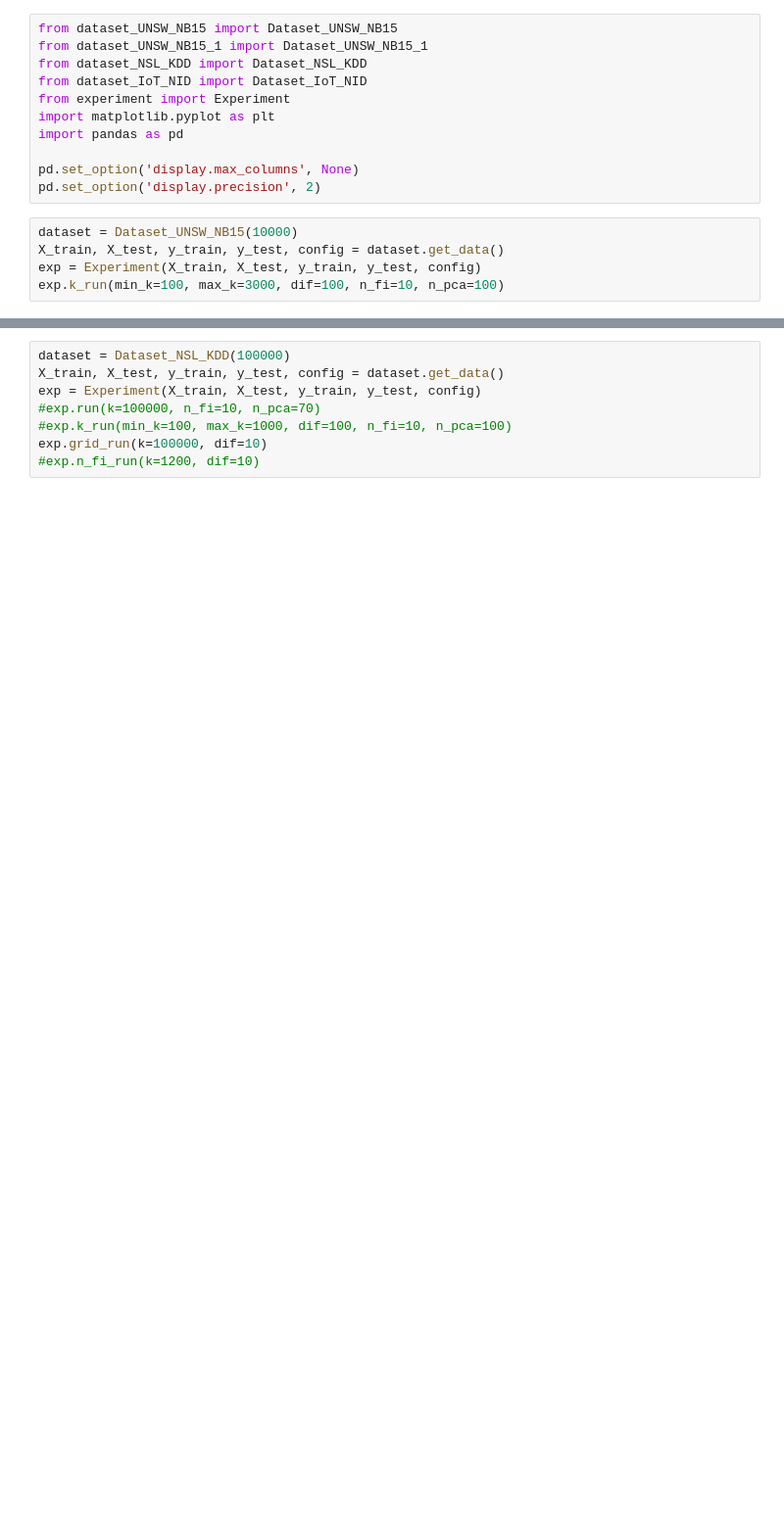
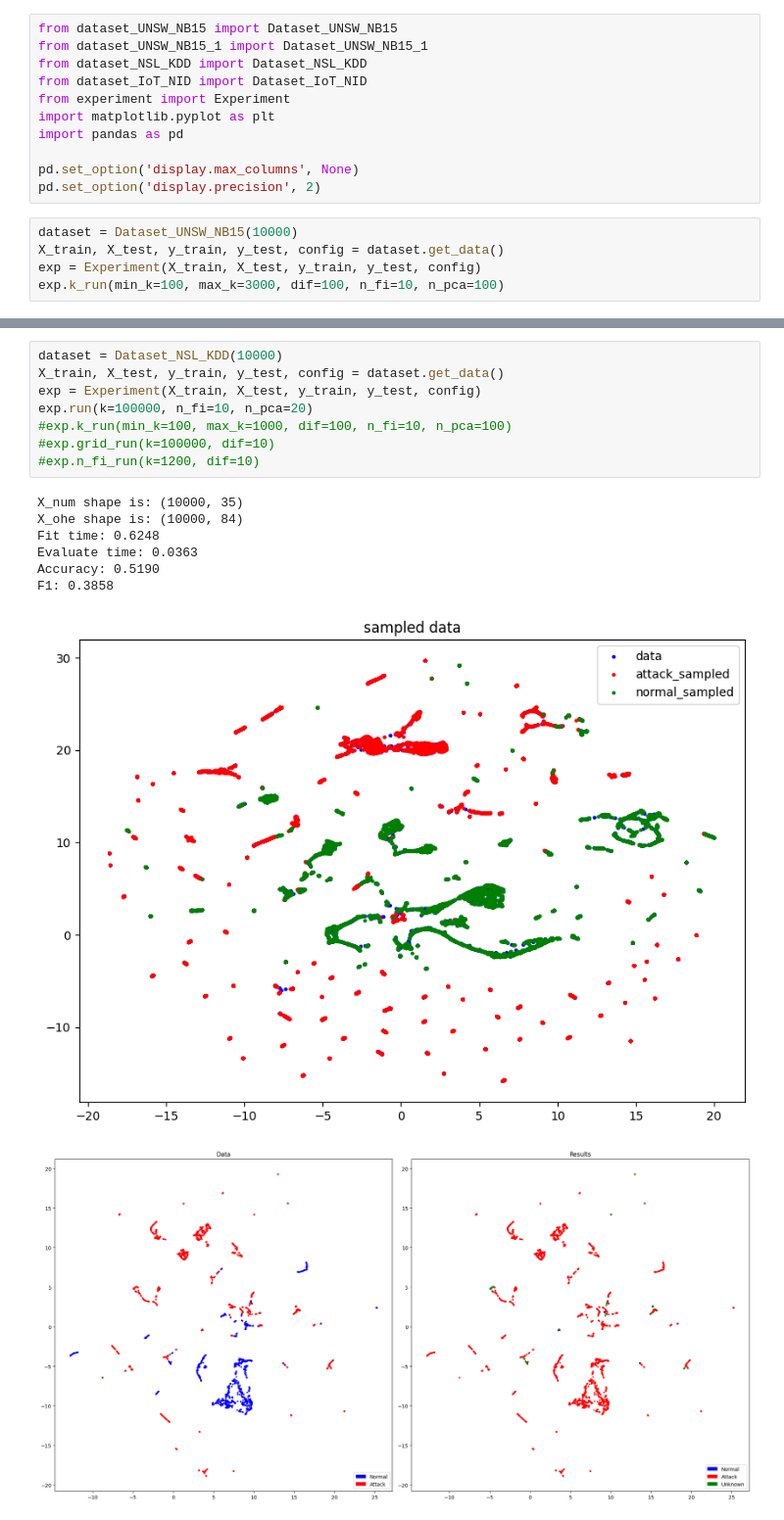
Before and after one commit to Sugata10723/IDS_IoT, a Jupyter notebook: main.ipynb, the cells around one changed output, grey strips where cells are left out. Shown at 98% size. Drawn from its saved outputs; the diff is of its cells as text; blank space fills up the shorter version.

```diff
--- a/main.ipynb
+++ b/main.ipynb
@@ -32,8 +34,17 @@ F1: 0.0892
 # %%
-dataset = Dataset_NSL_KDD(100000)
+dataset = Dataset_NSL_KDD(10000)
 X_train, X_test, y_train, y_test, config = dataset.get_data()
 exp = Experiment(X_train, X_test, y_train, y_test, config)
-#exp.run(k=100000, n_fi=10, n_pca=70)
+exp.run(k=100000, n_fi=10, n_pca=20)
 #exp.k_run(min_k=100, max_k=1000, dif=100, n_fi=10, n_pca=100)
-exp.grid_run(k=100000, dif=10)
+#exp.grid_run(k=100000, dif=10)
 #exp.n_fi_run(k=1200, dif=10)
+# %% [output]
+X_num shape is: (10000, 35)
+X_ohe shape is: (10000, 84)
+Fit time: 0.6248
+Evaluate time: 0.0363
+Accuracy: 0.5190
+F1: 0.3858
+[figure, added]
+[figure, added]
```
Also changed, not shown: parts of 3 cells of this notebook, 5 other files.
